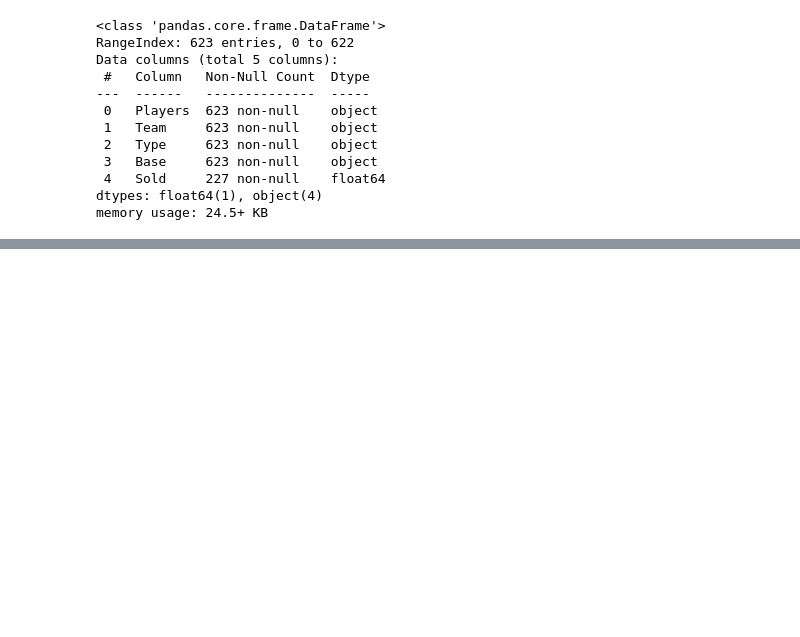
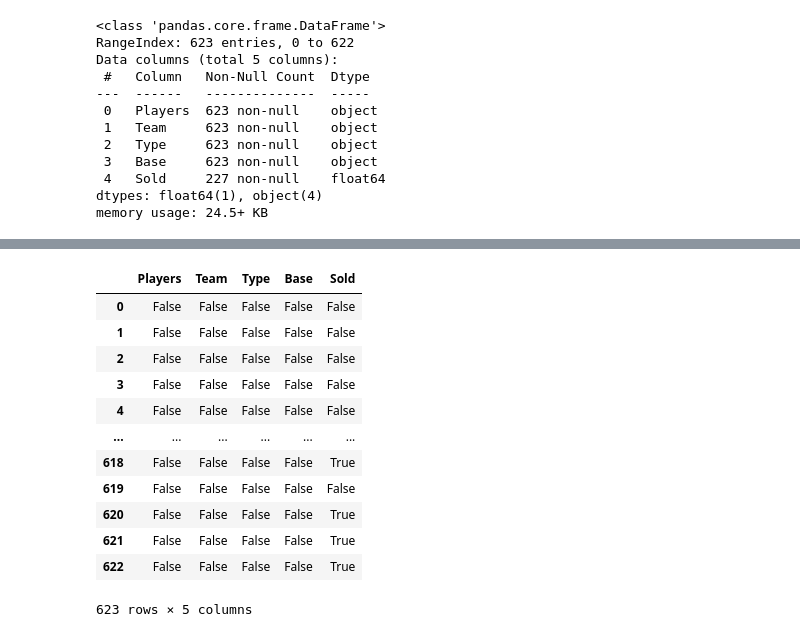
Before and after one commit to Mahesh527784/ASA_Solutions, a Jupyter notebook: Day03.ipynb, the cells around one changed output, grey strips where cells are left out. Saved outputs shown, nothing was run; the diff lists cells and outputs as text; code cells hidden in the pictures; blank space fills up the shorter version.

```diff
--- a/Day03.ipynb
+++ b/Day03.ipynb
@@ -166,0 +211,16 @@ memory usage: 24.5+ KB
+# %%
+data.isnull()
+# %% [output]
+|  | Players | Team | Type | Base | Sold |
+| 0 | False | False | False | False | False |
+| 1 | False | False | False | False | False |
+| 2 | False | False | False | False | False |
+| 3 | False | False | False | False | False |
+| 4 | False | False | False | False | False |
+| ... | ... | ... | ... | ... | ... |
+| 618 | False | False | False | False | True |
+| 619 | False | False | False | False | False |
+| 620 | False | False | False | False | True |
+| 621 | False | False | False | False | True |
+| 622 | False | False | False | False | True |
+623 rows × 5 columns
```
Also changed, not shown: parts of 5 cells of this notebook.
